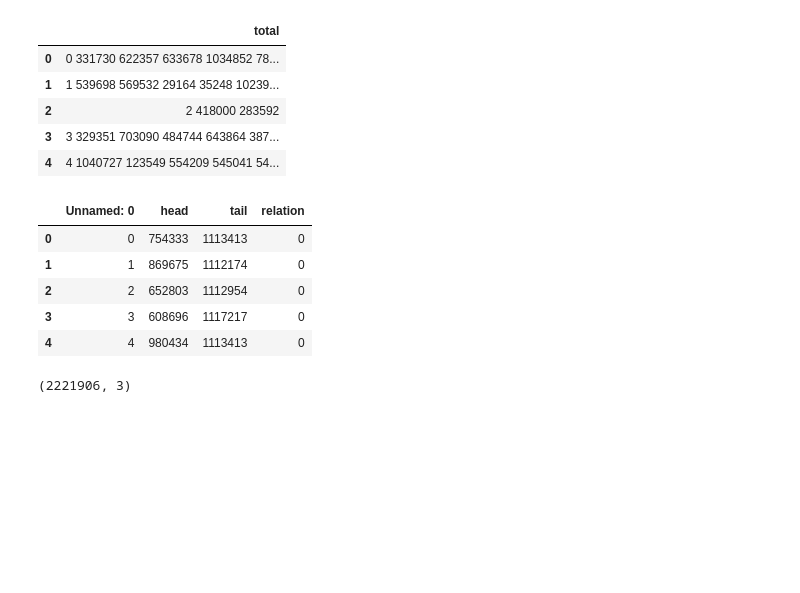
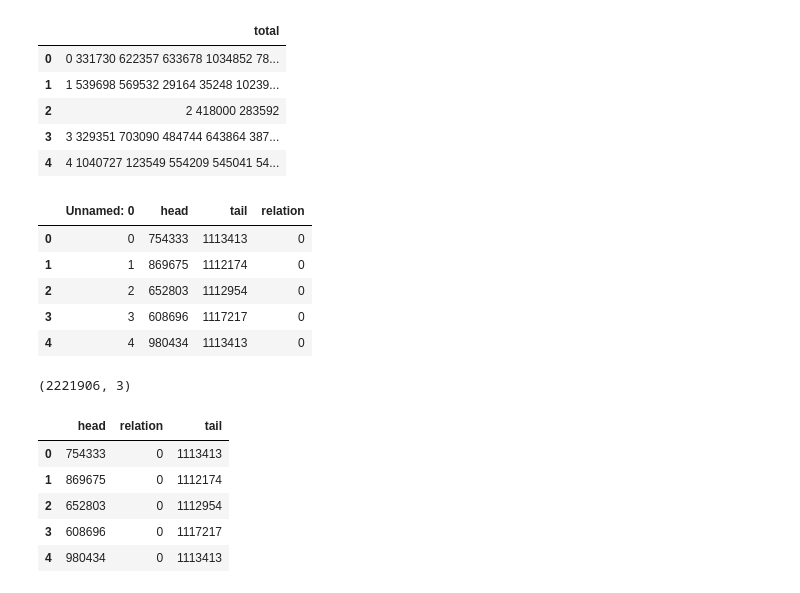
Before and after one commit to linhtpham09/CPSC483_finalproject, a Jupyter notebook: data_processing/filtered_data_process_train_test_creation.ipynb, the cells around one changed output. Cells and saved outputs as stored; diff of their text form; code cells hidden in the pictures; blank space fills up the shorter version.

```diff
--- a/data_processing/filtered_data_process_train_test_creation.ipynb
+++ b/data_processing/filtered_data_process_train_test_creation.ipynb
@@ -364,8 +364,17 @@ kg_filtered.head()
 | 3 | 3 | 608696 | 1117217 | 0 |
 | 4 | 4 | 980434 | 1113413 | 0 |
 # %%
-kg_filtered2 = kg_filtered[['head', 'tail', 'relation']]
+kg_filtered2 = kg_filtered[['head', 'relation', 'tail']]
 kg_filtered2.shape
 # %% [output]
 (2221906, 3)
+# %%
+kg_filtered2.head()
+# %% [output]
+|  | head | relation | tail |
+| 0 | 754333 | 0 | 1113413 |
+| 1 | 869675 | 0 | 1112174 |
+| 2 | 652803 | 0 | 1112954 |
+| 3 | 608696 | 0 | 1117217 |
+| 4 | 980434 | 0 | 1113413 |
 # %%
```
Also changed, not shown: parts of 1 cell of this notebook.
